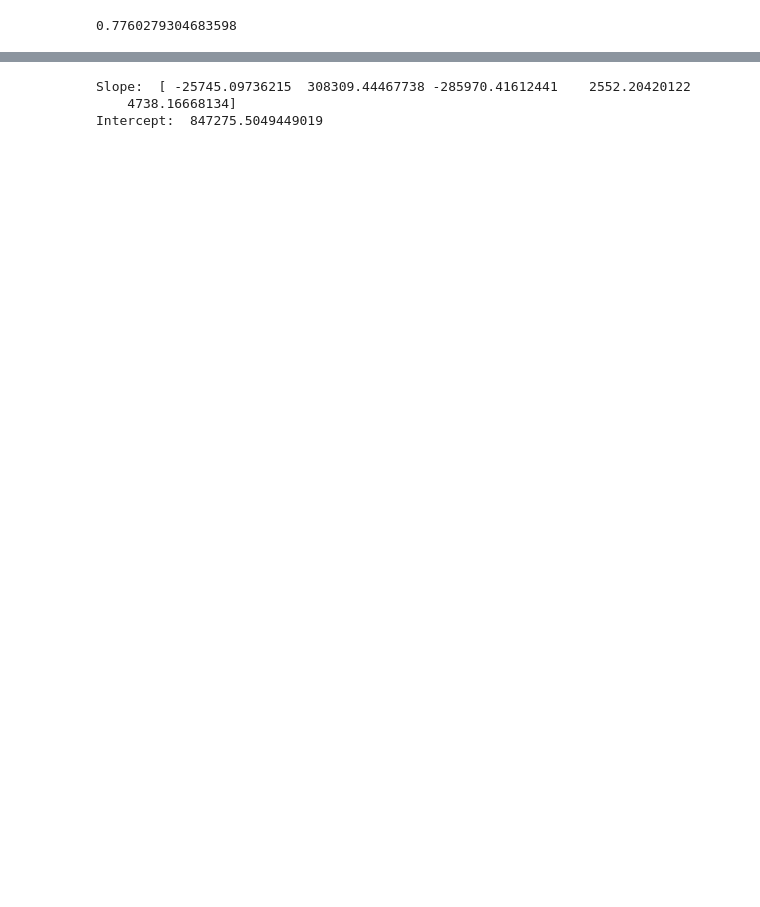
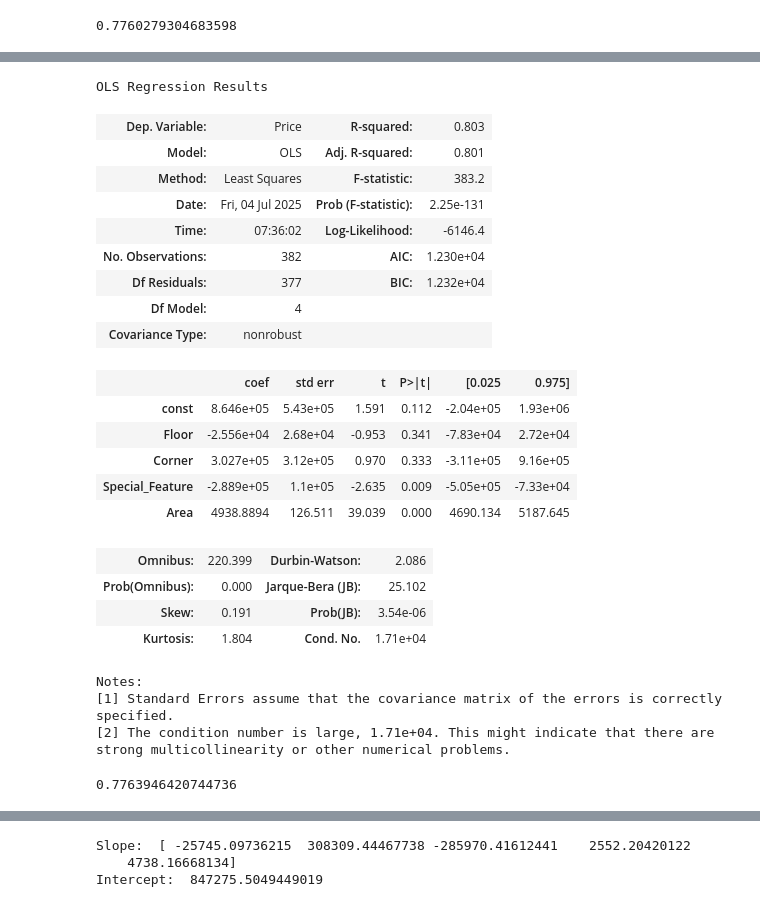
Before and after one commit to sharithomas/ML-AI, a Jupyter notebook: Data_preprocessing.ipynb, the cells around one changed output, grey strips where cells are left out. Saved outputs shown, nothing was run; the diff lists cells and outputs as text; code cells hidden in the pictures; blank space fills up the shorter version.

```diff
--- a/Data_preprocessing.ipynb
+++ b/Data_preprocessing.ipynb
@@ -720,0 +748,10 @@ r2
+# %%
+'''highest p value for balcony_area=0.558 among all features so drop that first
+
+p-value high means less significance on target value so drop such variable one by one and
+
+check for r2 and adjr2 for its impact'''
+X_train_lm_1=X_train_lm.drop(['Balcony_Area'],axis=1)
+# %%
+lr_1=sm.OLS(y_train,X_train_lm_1).fit()
+lr_1.params
@@ -720,0 +766,27 @@ r2
+# %%
+lr_1.summary()
+# %% [output]
+OLS Regression Results
+| Dep. Variable: | Price | R-squared: | 0.803 |
+| Model: | OLS | Adj. R-squared: | 0.801 |
+| Method: | Least Squares | F-statistic: | 383.2 |
+| Date: | Fri, 04 Jul 2025 | Prob (F-statistic): | 2.25e-131 |
+| Time: | 07:36:02 | Log-Likelihood: | -6146.4 |
+| No. Observations: | 382 | AIC: | 1.230e+04 |
+| Df Residuals: | 377 | BIC: | 1.232e+04 |
+| Df Model: | 4 |  |  |
+| Covariance Type: | nonrobust |  |  |
+|  | coef | std err | t | P>|t| | [0.025 | 0.975] |
+| const | 8.646e+05 | 5.43e+05 | 1.591 | 0.112 | -2.04e+05 | 1.93e+06 |
+| Floor | -2.556e+04 | 2.68e+04 | -0.953 | 0.341 | -7.83e+04 | 2.72e+04 |
+| Corner | 3.027e+05 | 3.12e+05 | 0.970 | 0.333 | -3.11e+05 | 9.16e+05 |
+| Special_Feature | -2.889e+05 | 1.1e+05 | -2.635 | 0.009 | -5.05e+05 | -7.33e+04 |
+| Area | 4938.8894 | 126.511 | 39.039 | 0.000 | 4690.134 | 5187.645 |
+| Omnibus: | 220.399 | Durbin-Watson: | 2.086 |
+| Prob(Omnibus): | 0.000 | Jarque-Bera (JB): | 25.102 |
+| Skew: | 0.191 | Prob(JB): | 3.54e-06 |
+| Kurtosis: | 1.804 | Cond. No. | 1.71e+04 |
+Notes:
+[1] Standard Errors assume that the covariance matrix of the errors is correctly specified.
+[2] The condition number is large, 1.71e+04. This might indicate that there are
+strong multicollinearity or other numerical problems.
@@ -720,0 +797,4 @@ r2
+# %%
+r2_test_1
+# %% [output]
+0.7763946420744736
```
Also changed, not shown: parts of 25 cells of this notebook.
